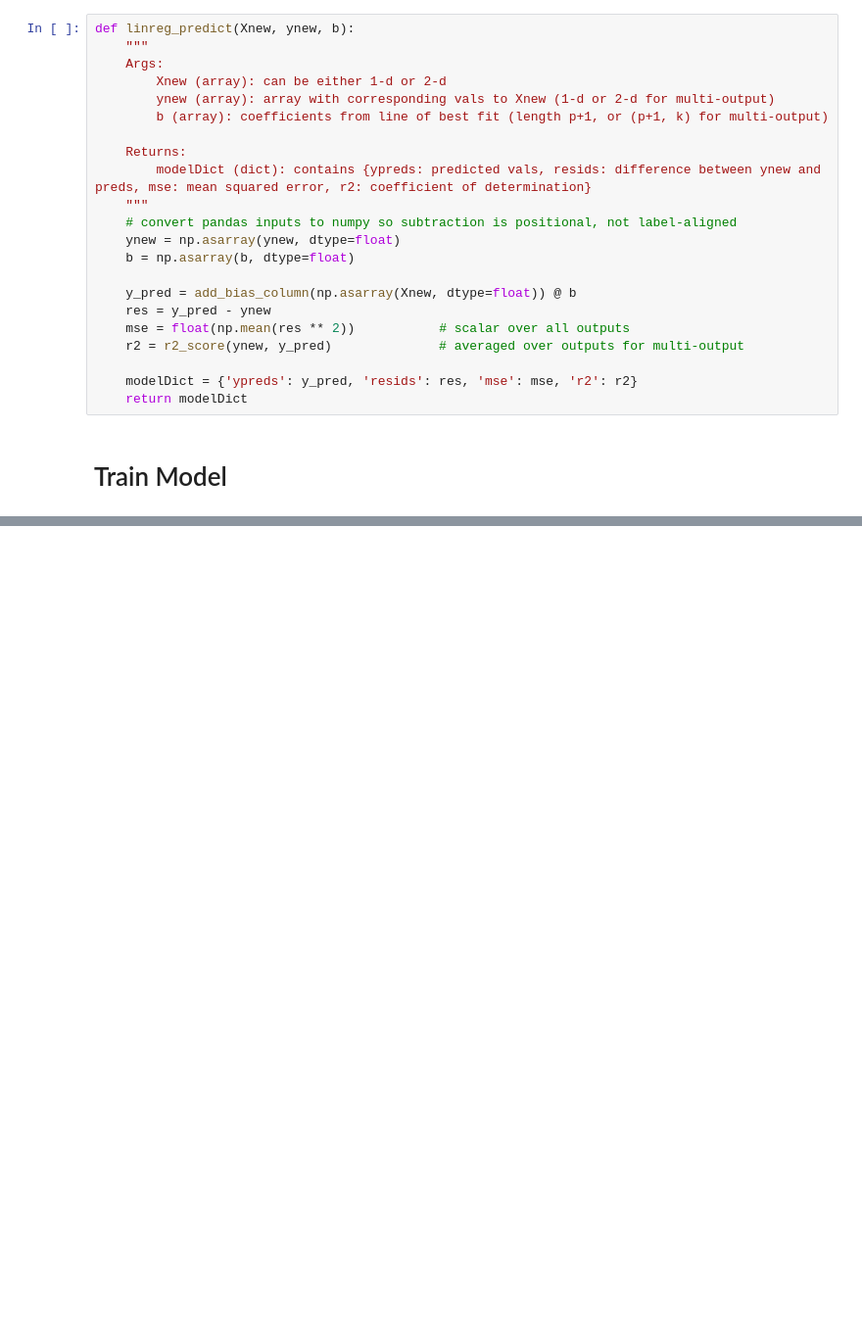
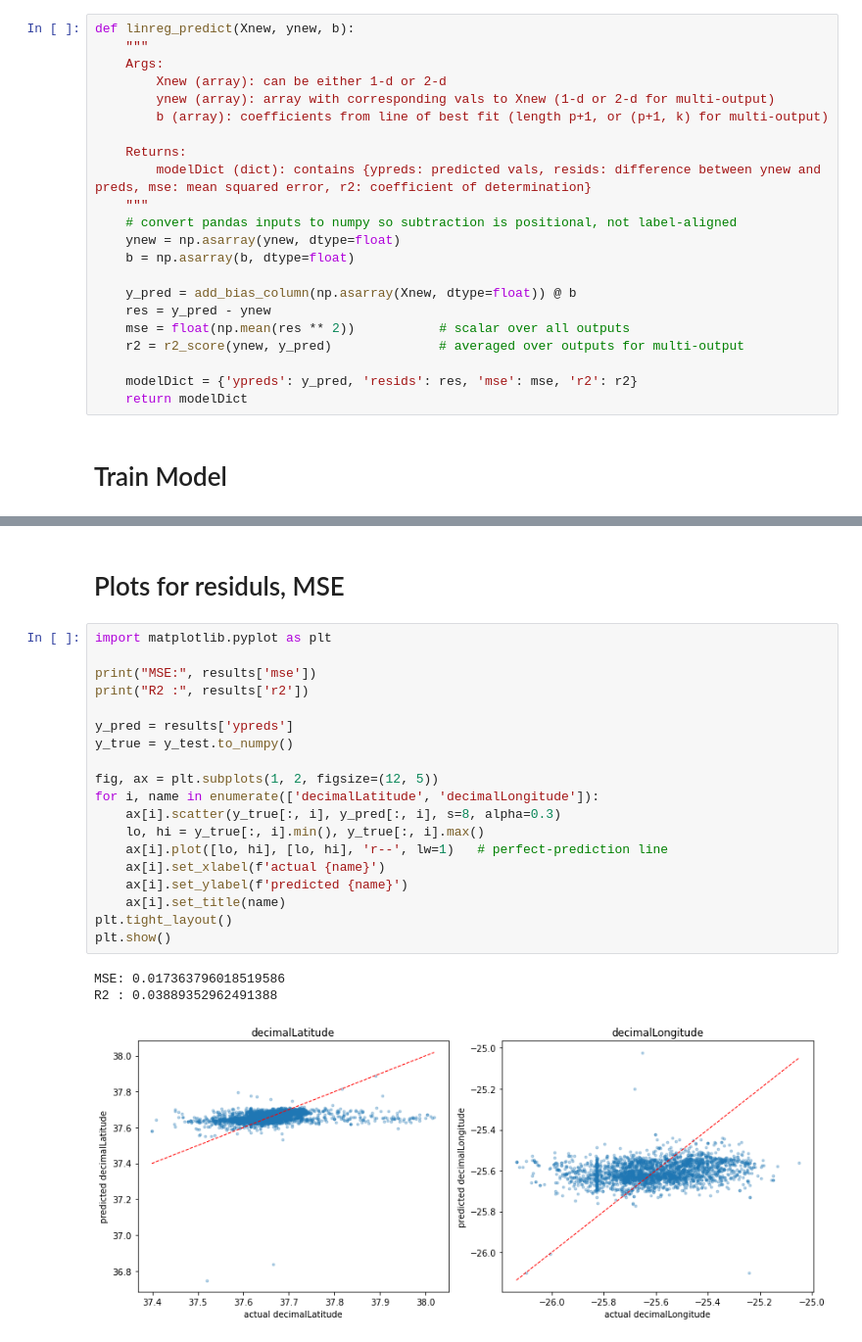
Before and after one commit to minjusun/whaleTracker, a Jupyter notebook: predictionModel/linReg.ipynb, the cells around one changed output, grey strips where cells are left out. Shown at 98% size. Cells and saved outputs as stored; diff of their text form; blank space fills up the shorter version.

```diff
--- a/predictionModel/linReg.ipynb
+++ b/predictionModel/linReg.ipynb
@@ -317,0 +342,25 @@ df.corr()
+# %% [markdown]
+# Plots for residuls, MSE
+# %%
+import matplotlib.pyplot as plt
+
+print("MSE:", results['mse'])
+print("R2 :", results['r2'])
+
+y_pred = results['ypreds']
+y_true = y_test.to_numpy()
+
+fig, ax = plt.subplots(1, 2, figsize=(12, 5))
+for i, name in enumerate(['decimalLatitude', 'decimalLongitude']):
+    ax[i].scatter(y_true[:, i], y_pred[:, i], s=8, alpha=0.3)
+    lo, hi = y_true[:, i].min(), y_true[:, i].max()
+    ax[i].plot([lo, hi], [lo, hi], 'r--', lw=1)   # perfect-prediction line
+    ax[i].set_xlabel(f'actual {name}')
+    ax[i].set_ylabel(f'predicted {name}')
+    ax[i].set_title(name)
+plt.tight_layout()
+plt.show()
+# %% [output]
+MSE: 0.017363796018519586
+R2 : 0.03889352962491388
+[figure, added]
```
Also changed, not shown: parts of 8 cells of this notebook.
